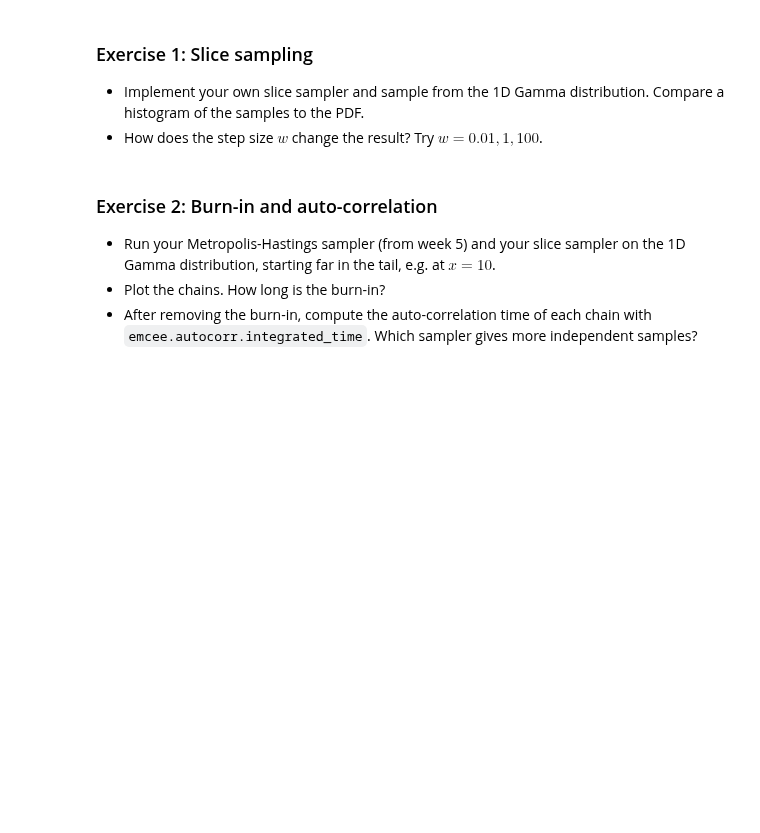
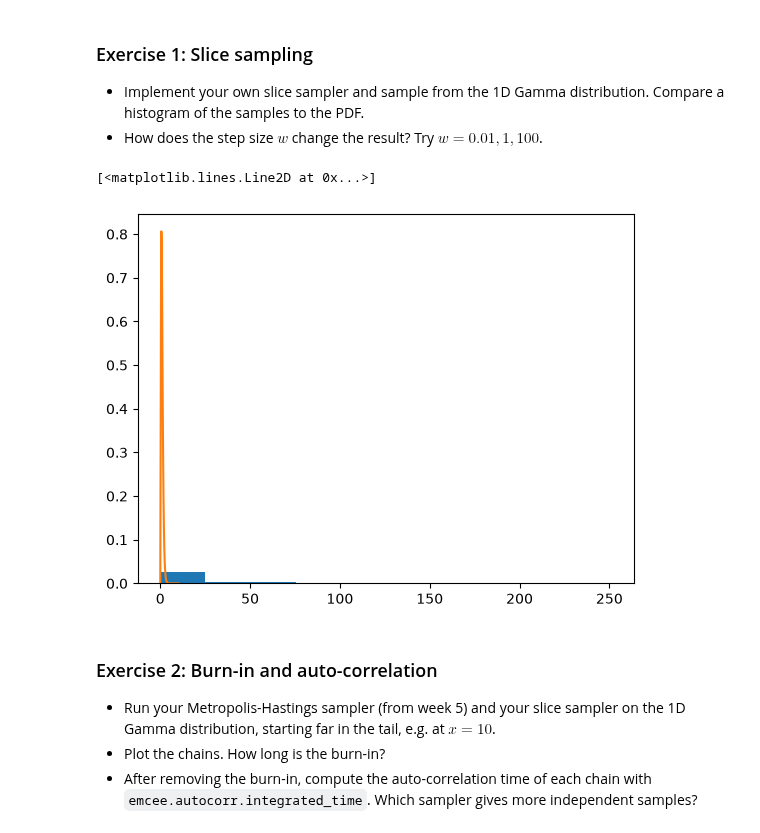
Before and after one commit to shimishimiaeshimiah/Bayesian-Stats-HS2026, a Jupyter notebook: exercises/week6_exercises_nested_and_slice_sampling.ipynb, the cells around one changed output. Cells and saved outputs as stored; diff of their text form; code cells hidden in the pictures; blank space fills up the shorter version.

```diff
--- a/exercises/week6_exercises_nested_and_slice_sampling.ipynb
+++ b/exercises/week6_exercises_nested_and_slice_sampling.ipynb
@@ -92,6 +92,43 @@ plt.legend(frameon=False);
 
 - Implement your own slice sampler and sample from the 1D Gamma distribution. Compare a histogram of the samples to the PDF.
 - How does the step size $w$ change the result? Try $w = 0.01, 1, 100$.
+# %%
+def slice_sampler(target, w, samples_n):
+    t_s = np.arange(0, samples_n)
+    samples = np.zeros_like(t_s)
+
+
+    for t in t_s[:-1]:
+        x_t = samples[t]
+        p_t = target(x_t)
+        u = np.random.uniform(0, p_t)
+
+        r = np.random.uniform()
+        L = x_t - r * w
+        R = x_t + (1-r) * w
+        while target(L) > u: L -= w
+        while target(R) > u: R += w
+
+        x_p = np.random.uniform(L, R)
+
+        if target(x_p) <= u:
+            while target(x_p) <= u:
+                if x_p > x_t: R = x_p
+                else: L = x_p
+                x_p = np.random.uniform(L, R)
+        if target(x_p) > u:
+            samples[t+1] += x_p
+
+    return samples
+# %%
+samples = slice_sampler(target_distr_1d.pdf, 0.01, int(1e3))
+# %%
+plt.hist(samples, density=True)
+xs = np.linspace(0, 10)
+plt.plot(xs, target_distr_1d.pdf(xs))
+# %% [output]
+[<matplotlib.lines.Line2D at 0x...>]
+[figure, added]
 # %% [markdown]
 ### Exercise 2: Burn-in and auto-correlation
 
```
Also changed, not shown: parts of 2 cells of this notebook, 3 other files.
